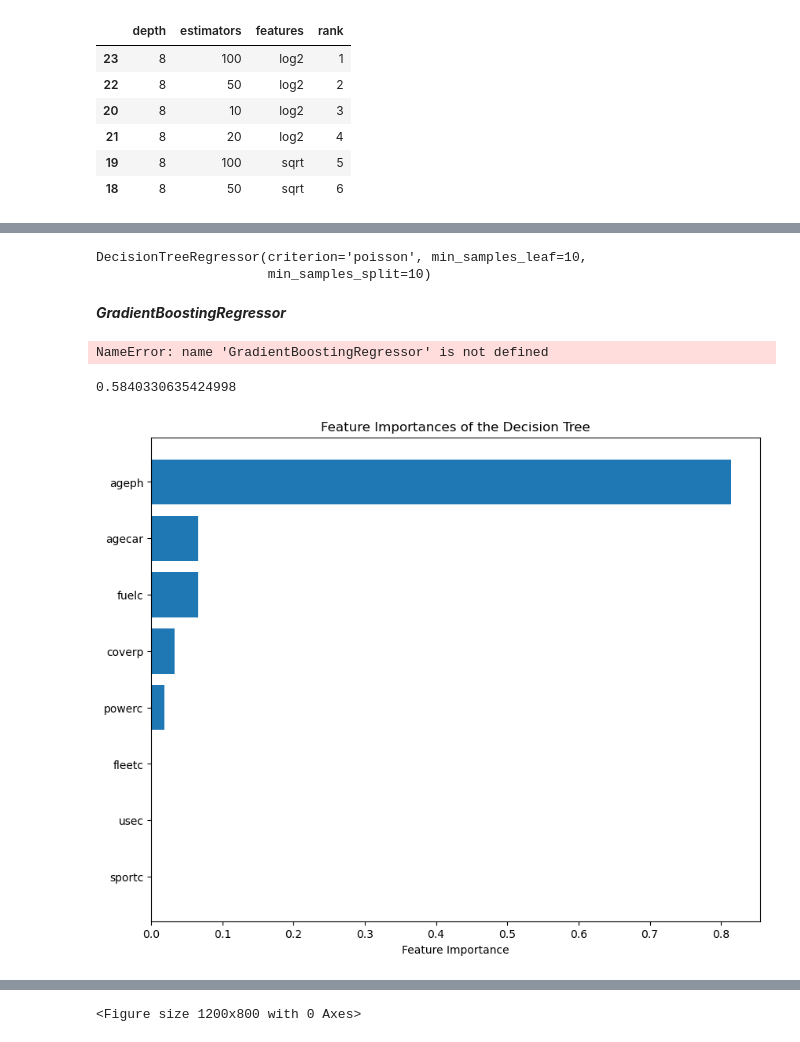
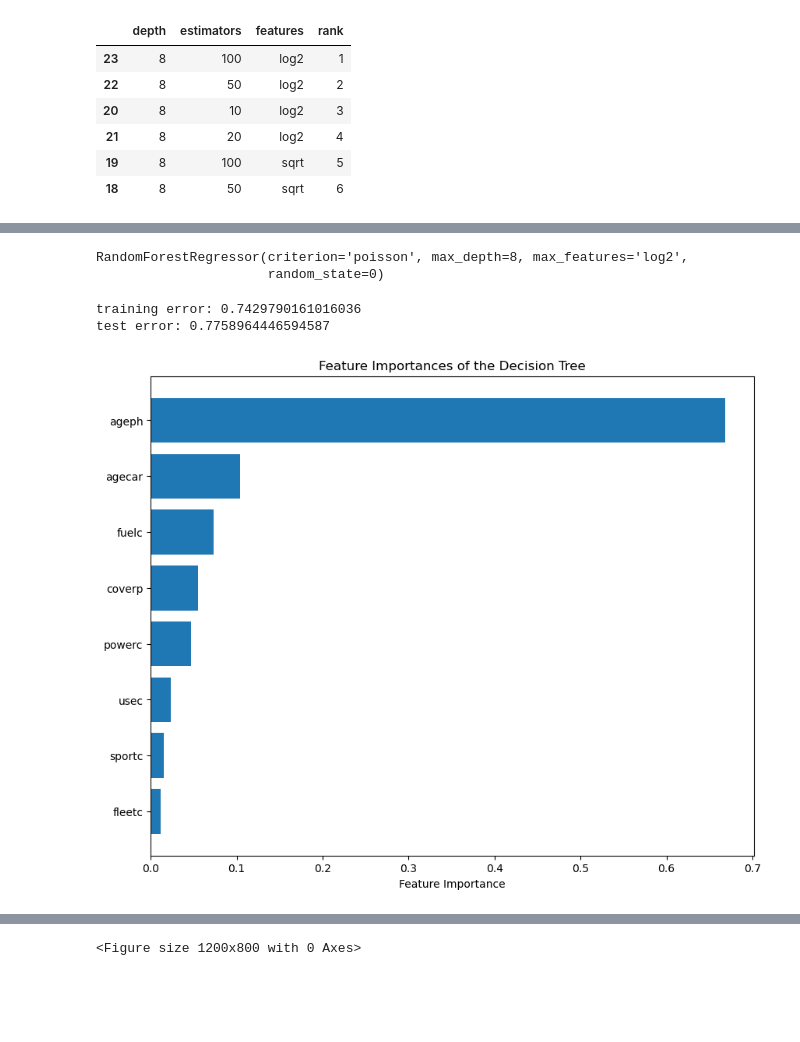
Before and after one commit to HalfmoonSD/Data-Science-for-Non-Life-Insurance-Project, a Jupyter notebook: Regression_Tree.ipynb, the cells around one changed output, grey strips where cells are left out. Saved outputs shown, nothing was run; the diff lists cells and outputs as text; code cells hidden in the pictures; blank space fills up the shorter version.

```diff
--- a/Regression_Tree.ipynb
+++ b/Regression_Tree.ipynb
@@ -165,51 +166,35 @@ d2_tweedie_score(y_train,y_pred,sample_weight=expo_train,power=1)
-# %%
-# initialize a tree of depth 2
-tree_freq = DecisionTreeRegressor(criterion='poisson', min_samples_split=10, min_samples_leaf=10)
-# fit the tree to our target with weights
-tree_freq.fit(X=X_train, y=y_train, sample_weight=expo_train)
-# print the tree
-tree_freq
-# %% [output]
-DecisionTreeRegressor(criterion='poisson', min_samples_leaf=10,
-                      min_samples_split=10)
-# %% [markdown]
-***GradientBoostingRegressor***
-# %%
-# define a parameter grid as a dict
-
-param_grid = {
-    'learning_rate': np.linspace(0,1,10),
-    'n_estimators': np.ceil(np.linspace(1, 500, 10)).astype(int),
-    'subsample': np.linspace(0,0.95,10),
-}
-# initialize the model
-boost_freq = GradientBoostingRegressor(criterion='squared_error', max_depth=10, min_samples_split=100, min_samples_leaf=50) # note that the ccp_alpha param is not included here
-# initialize the 5-fold CV
-boost_freq_cv = GridSearchCV(boost_freq, param_grid, cv=3)
-# fit the CV
-boost_freq_cv.fit(X_train[1:10000],y_train[1:10000])
-# %% [output]
-NameError: name 'GradientBoostingRegressor' is not defined
-# %%
-y_pred = tree_freq.predict(X_train)
-mean_poisson_deviance(y_train,y_pred,sample_weight=expo_train)
-# %% [output]
-0.5840330635424998
+# %%
+rf_optim_freq = RandomForestRegressor(criterion='poisson',max_depth=8,n_estimators=100,max_features='log2', random_state=0,bootstrap=True)
+rf_optim_freq.fit(X_train,y_train)
+# %% [output]
+RandomForestRegressor(criterion='poisson', max_depth=8, max_features='log2',
+                      random_state=0)
+# %%
+# Training Error
+y_pred = rf_optim_freq.predict(X_train)
+print('training error:',mean_tweedie_deviance(y_train, y_pred, power=1))
+
+# Test Error
+y_pred = rf_optim_freq.predict(X_test)
+print('test error:',mean_tweedie_deviance(y_test, y_pred, power=1))
+# %% [output]
+training error: 0.7429790161016036
+test error: 0.7758964446594587
 # %%
-feature_importances = pd.Series(tree_freq.feature_importances_, index=X_train.columns)
+feature_importances = pd.Series(rf_optim_freq.feature_importances_, index=X_train.columns)
 
 # Sort the feature importances in descending order
 sorted_feature_importances = feature_importances.sort_values(ascending=False)
 
 # Create the horizontal bar plot
 plt.figure(figsize=(10, 8))
 plt.barh(sorted_feature_importances.index, sorted_feature_importances.values)
 plt.xlabel('Feature Importance')
 plt.title('Feature Importances of the Decision Tree')
 plt.gca().invert_yaxis()  # To display the highest importance at the top
 plt.show()
 # %% [output]
-[figure, old version]
+[figure, new version]
 # %%
 # create pdps for a couple of features
 fig, ax = plt.subplots(figsize=(15, 10))
```
Also changed, not shown: parts of 11 cells of this notebook.
